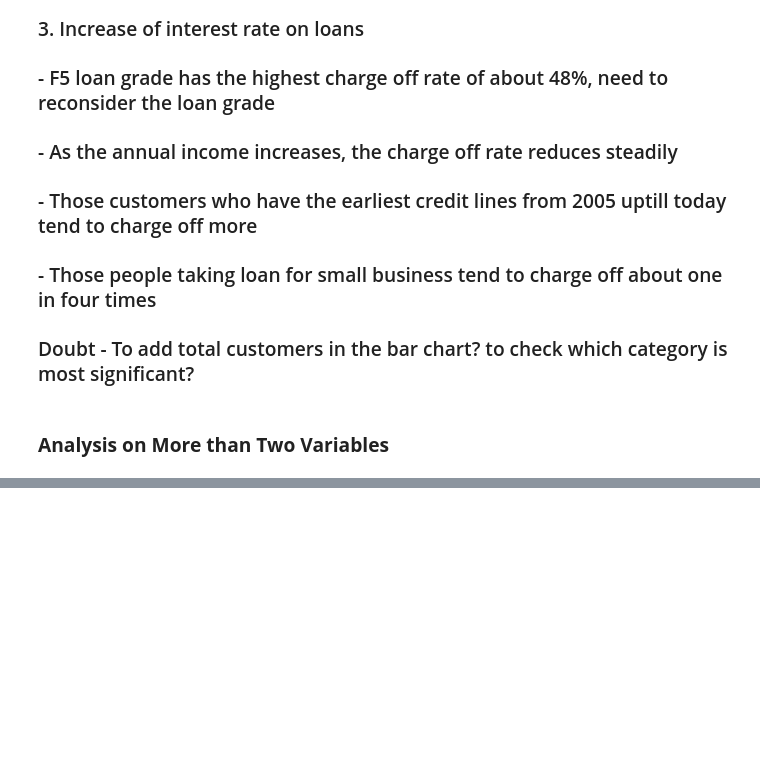
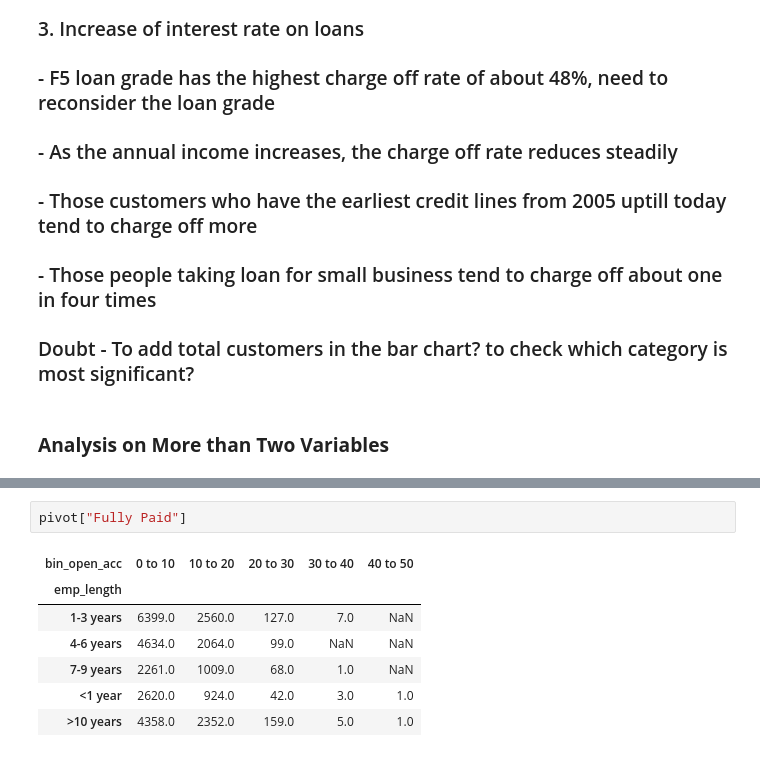
Before and after one commit to karthickchetti/LendingClubCaseStudy, a Jupyter notebook: Karthick_Chetti.ipynb, the cells around one changed output, grey strips where cells are left out. Drawn from its saved outputs; the diff is of its cells as text; blank space fills up the shorter version.

```diff
--- a/Karthick_Chetti.ipynb
+++ b/Karthick_Chetti.ipynb
@@ -532,0 +559,10 @@ pivot=pd.pivot_table(lc_df,values="id",index="home_ownership",columns=("loan_sta
+# %%
+pivot["Fully Paid"]
+# %% [output]
+| bin_open_acc | 0 to 10 | 10 to 20 | 20 to 30 | 30 to 40 | 40 to 50 |
+| emp_length |  |  |  |  |  |
+| 1-3 years | 6399.0 | 2560.0 | 127.0 | 7.0 | NaN |
+| 4-6 years | 4634.0 | 2064.0 | 99.0 | NaN | NaN |
+| 7-9 years | 2261.0 | 1009.0 | 68.0 | 1.0 | NaN |
+| <1 year | 2620.0 | 924.0 | 42.0 | 3.0 | 1.0 |
+| >10 years | 4358.0 | 2352.0 | 159.0 | 5.0 | 1.0 |
```
Also changed, not shown: parts of 9 cells of this notebook.
